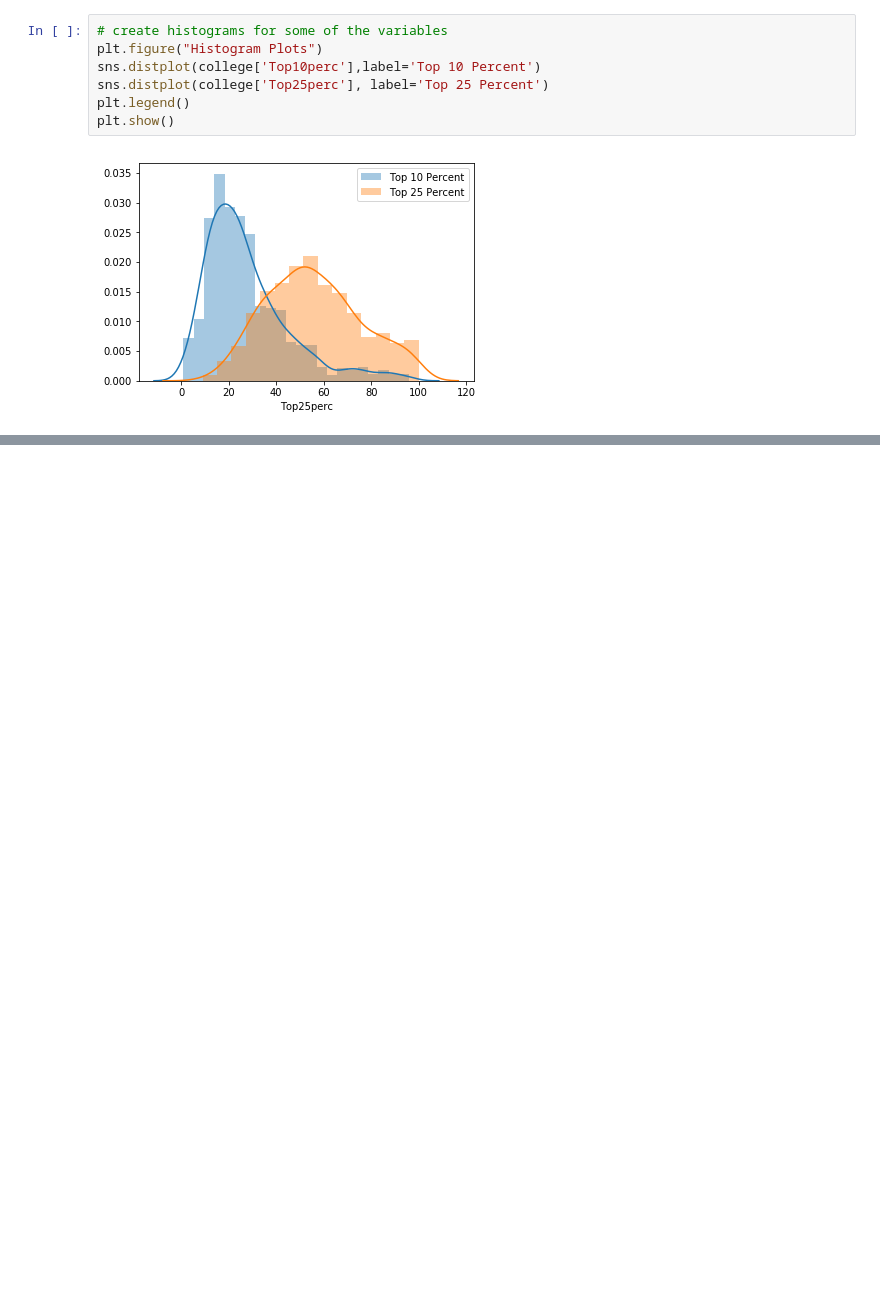
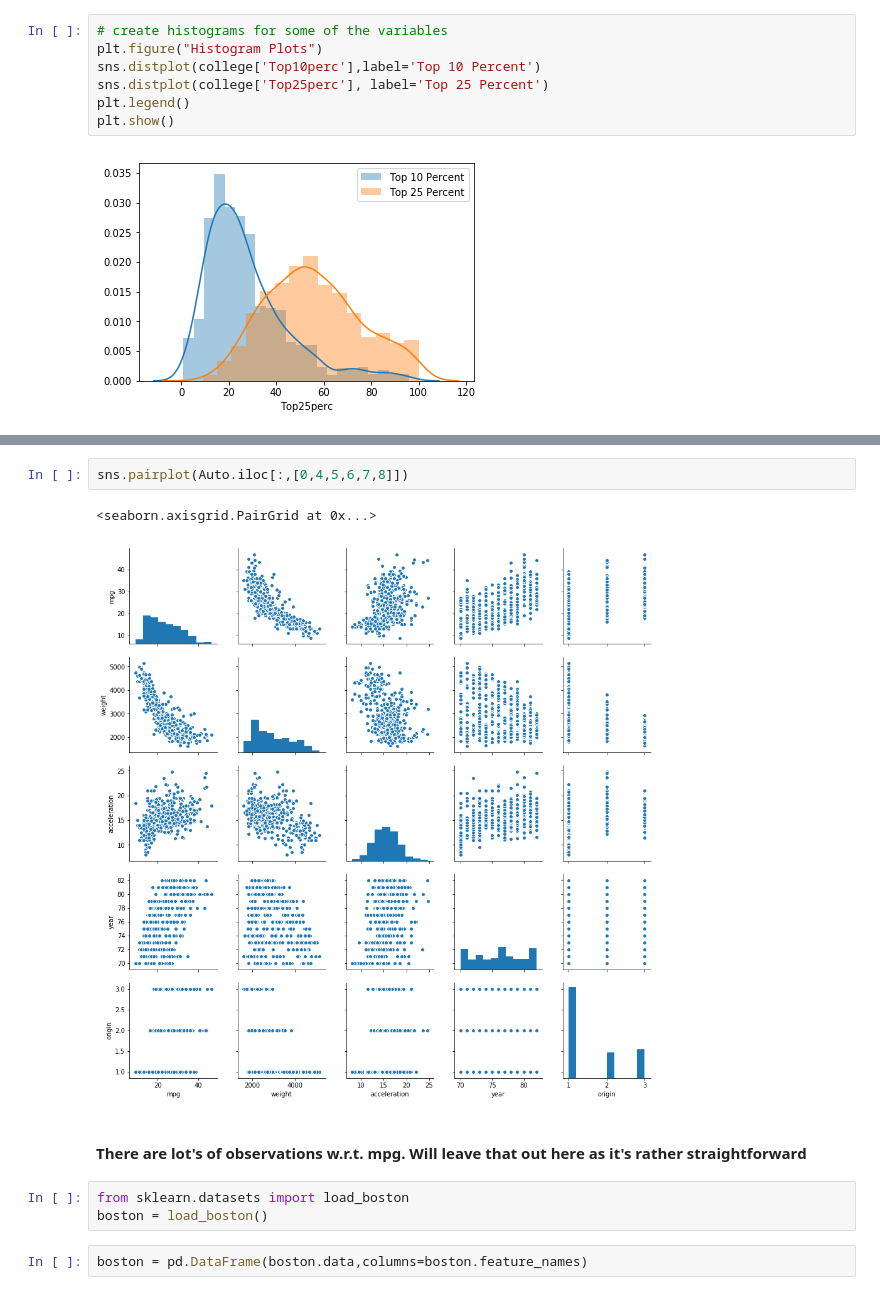
Before and after one commit to sujay-dsa/ISLR-solutions-python, a Jupyter notebook: Chapter 2 - Intro to statistical learning.ipynb, the cells around one changed output, grey strips where cells are left out. Cells and saved outputs as stored; diff of their text form; blank space fills up the shorter version.

```diff
--- a/Chapter 2 - Intro to statistical learning.ipynb
+++ b/Chapter 2 - Intro to statistical learning.ipynb
@@ -298,0 +346,12 @@ plt.show()
+# %%
+sns.pairplot(Auto.iloc[:,[0,4,5,6,7,8]])
+# %% [output]
+<seaborn.axisgrid.PairGrid at 0x...>
+[figure, added]
+# %% [markdown]
+#### There are lot's of observations w.r.t. mpg. Will leave that out here as it's rather straightforward
+# %%
+from sklearn.datasets import load_boston
+boston = load_boston()
+# %%
+boston = pd.DataFrame(boston.data,columns=boston.feature_names)
```
Also changed, not shown: parts of 21 cells of this notebook.
